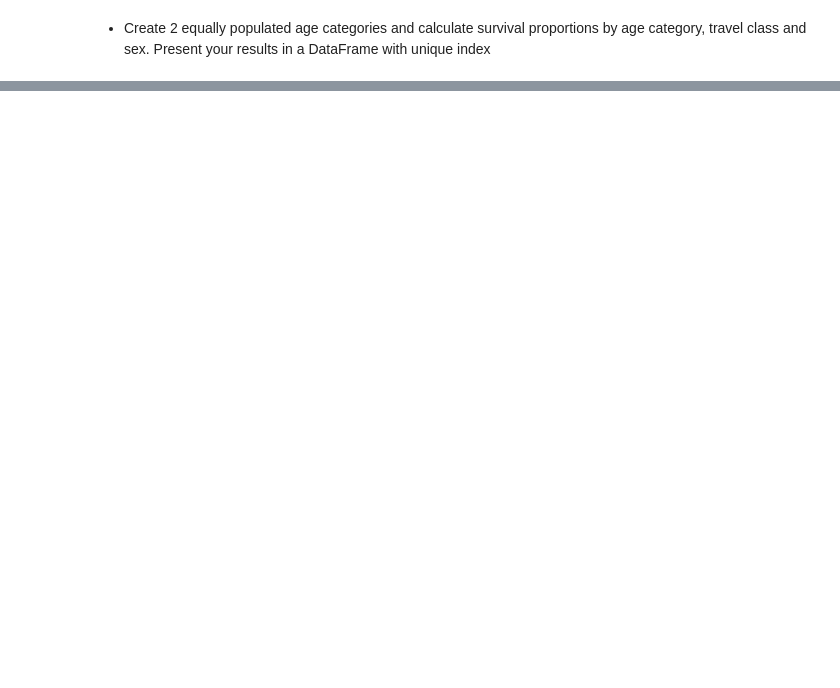
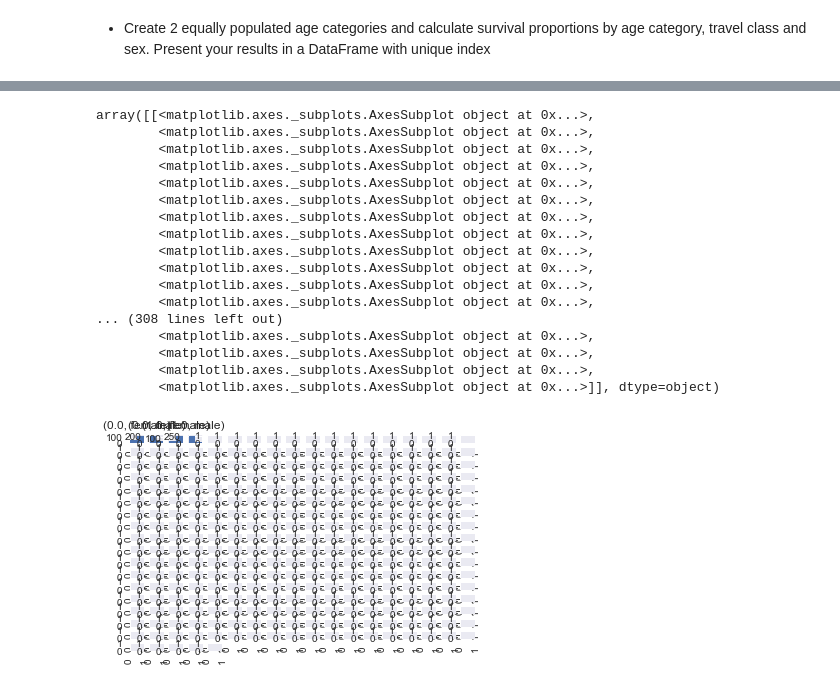
Before and after one commit to mathildemrt/ada, a Jupyter notebook: 01 - Pandas and Data Wrangling/Homework 1.ipynb, the cells around one changed output, grey strips where cells are left out. Cells and saved outputs as stored; diff of their text form; code cells hidden in the pictures; blank space fills up the shorter version.

```diff
--- a/01 - Pandas and Data Wrangling/Homework 1.ipynb
+++ b/01 - Pandas and Data Wrangling/Homework 1.ipynb
@@ -366,15 +413,14 @@ median_age=passengers.age.median()
 
 def old_or_young(age,median_age):
     if age <median_age:
-        return 0 #'young'
-    elif  age >median_age:
-        return 1 #'old'
-
+        return 'young'
+    elif  age >=median_age:
+        return 'old'
     else:
         return None
 
 
 passengers['age_category']= passengers.age.apply(lambda x : old_or_young(x,median_age))
-passengers.age_category  = passengers.age_caterogy.astype('category')
+passengers.age_category  = passengers.age_category.astype('category')
 # %%
 #DataFrame=passengers[['pclass','sex','survived','age_category']]
@@ -380,0 +448,21 @@ passengers.age_category  = passengers.age_caterogy.astype('category')
+# %%
+passengers.hist(column='survived', grid=True, bins=2, by=['age_category','sex'])
+# %% [output]
+array([[<matplotlib.axes._subplots.AxesSubplot object at 0x...>,
+        <matplotlib.axes._subplots.AxesSubplot object at 0x...>,
+        <matplotlib.axes._subplots.AxesSubplot object at 0x...>,
+        <matplotlib.axes._subplots.AxesSubplot object at 0x...>,
+        <matplotlib.axes._subplots.AxesSubplot object at 0x...>,
+        <matplotlib.axes._subplots.AxesSubplot object at 0x...>,
+        <matplotlib.axes._subplots.AxesSubplot object at 0x...>,
+        <matplotlib.axes._subplots.AxesSubplot object at 0x...>,
+        <matplotlib.axes._subplots.AxesSubplot object at 0x...>,
+        <matplotlib.axes._subplots.AxesSubplot object at 0x...>,
+        <matplotlib.axes._subplots.AxesSubplot object at 0x...>,
+        <matplotlib.axes._subplots.AxesSubplot object at 0x...>,
+... (308 lines left out)
+        <matplotlib.axes._subplots.AxesSubplot object at 0x...>,
+        <matplotlib.axes._subplots.AxesSubplot object at 0x...>,
+        <matplotlib.axes._subplots.AxesSubplot object at 0x...>,
+        <matplotlib.axes._subplots.AxesSubplot object at 0x...>]], dtype=object)
+[figure, added]
```
Also changed, not shown: parts of 13 cells of this notebook.
